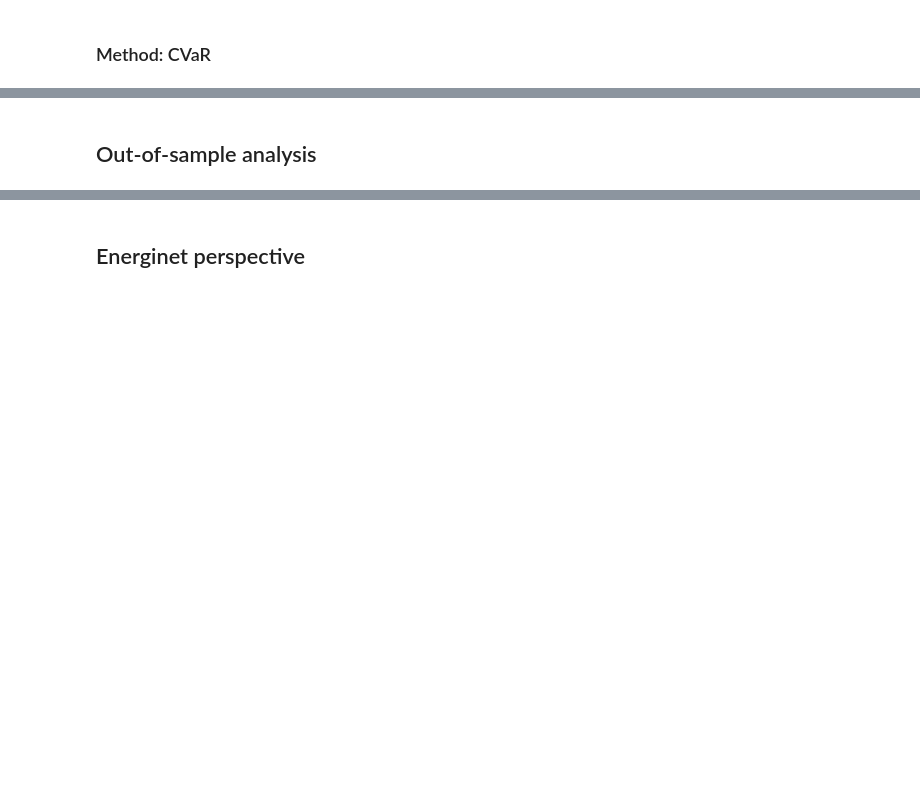
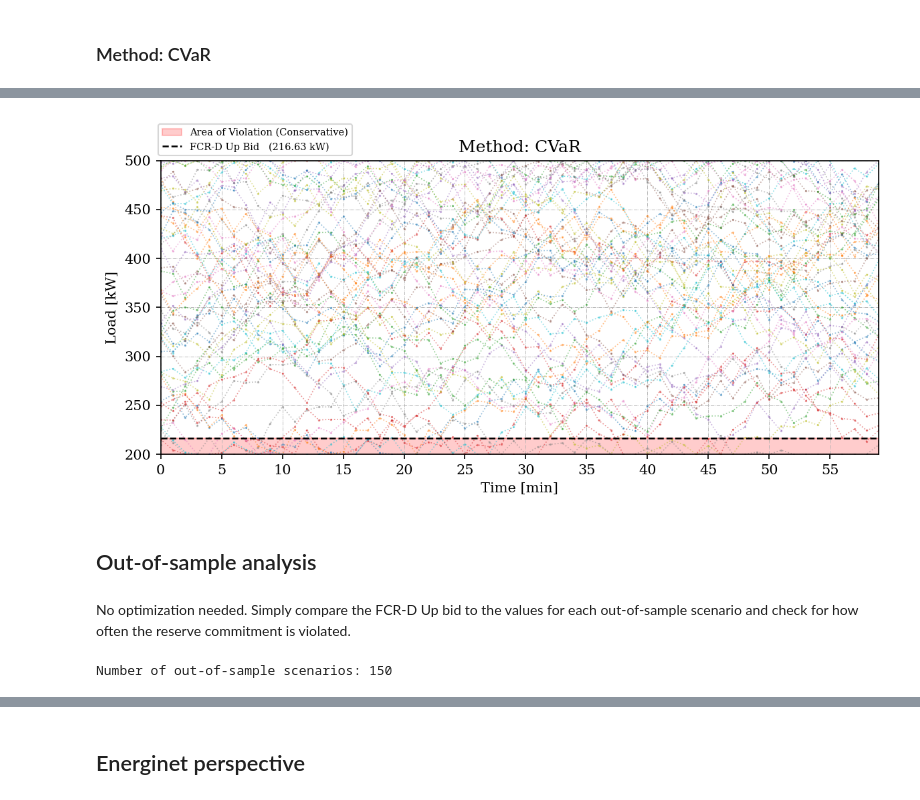
Before and after one commit to Hvid1999/46755, a Jupyter notebook: Assignment 2/task_2.ipynb, the cells around one changed output, grey strips where cells are left out. Cells and saved outputs as stored; diff of their text form; code cells hidden in the pictures; blank space fills up the shorter version.

```diff
--- a/Assignment 2/task_2.ipynb
+++ b/Assignment 2/task_2.ipynb
@@ -186,2 +223,50 @@ if m.status == gb.GRB.OPTIMAL:
+# %%
+fig = plt.figure(figsize=(8, 4), dpi=150)
+
+plt.fill_between(np.arange(0,60), p_bid_UP_cvar, color='red', alpha=0.2, label='Area of Violation (Conservative)')
+
+for i in range(OMEGA):
+    plt.plot(scenarios[i], alpha=0.5, linewidth=0.8, linestyle=':', marker='o', markersize=0.6)
+
+plt.axhline(y=p_bid_UP_cvar, color='black', linestyle='--', label='FCR-D Up Bid   (%.2f kW)' % p_bid_UP.x, linewidth=1.2)
+
+plt.margins(x=0)
+plt.xlabel('Time [min]')
+plt.ylabel('Load [kW]')
+plt.tight_layout()
+plt.ylim([MIN_LOAD, MAX_LOAD])
+plt.xticks(np.arange(0, 60, 5))
+plt.legend(loc = 'lower left', bbox_to_anchor=(-0.01, 1.0), fontsize=7)
+plt.title('Method: CVaR')
+
+plt.gca().spines[['right','top']].set_visible(True)
+
+fig.tight_layout()
+
+#plt.savefig('Figures/FCR_reserves_CVaR_IN-sample.png', dpi=300)
+
+plt.show()
+# %% [output]
+[figure, added]
 # %% [markdown]
 ## Out-of-sample analysis
+# %% [markdown]
+No optimization needed. Simply compare the FCR-D Up bid to the values for each out-of-sample scenario and check for how often the reserve commitment is violated.
+# %%
+# Indices of all scenarios
+all_indices = list(range(S))
+
+# Indices of out-of-sample scenarios
+out_of_sample_indices = list(set(all_indices) - set(in_sample_scenarios))
+
+# Extract out-of-sample scenarios from the dictionary containing all scenarios
+out_sample_scenarios = {}
+for i, idx in enumerate(out_of_sample_indices):
+    out_sample_scenarios[str(i)] = all_scenarios[str(idx)]
+
+OS = len(out_sample_scenarios.keys())
+
+# Print information
+print('Number of out-of-sample scenarios:', len(out_sample_scenarios))
+# %% [output]
+Number of out-of-sample scenarios: 150
```
Also changed, not shown: parts of 17 cells of this notebook, 3 other files.
